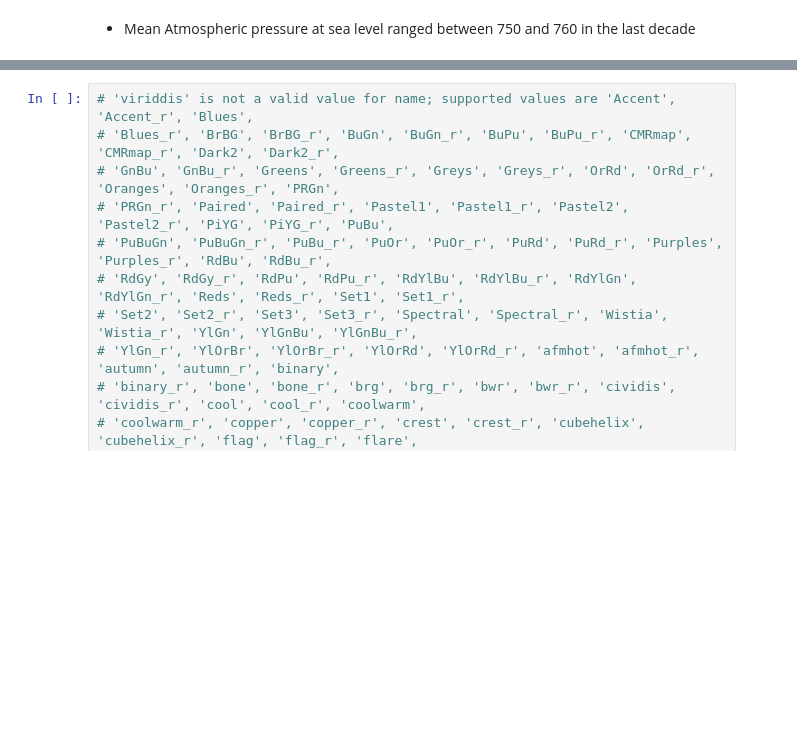
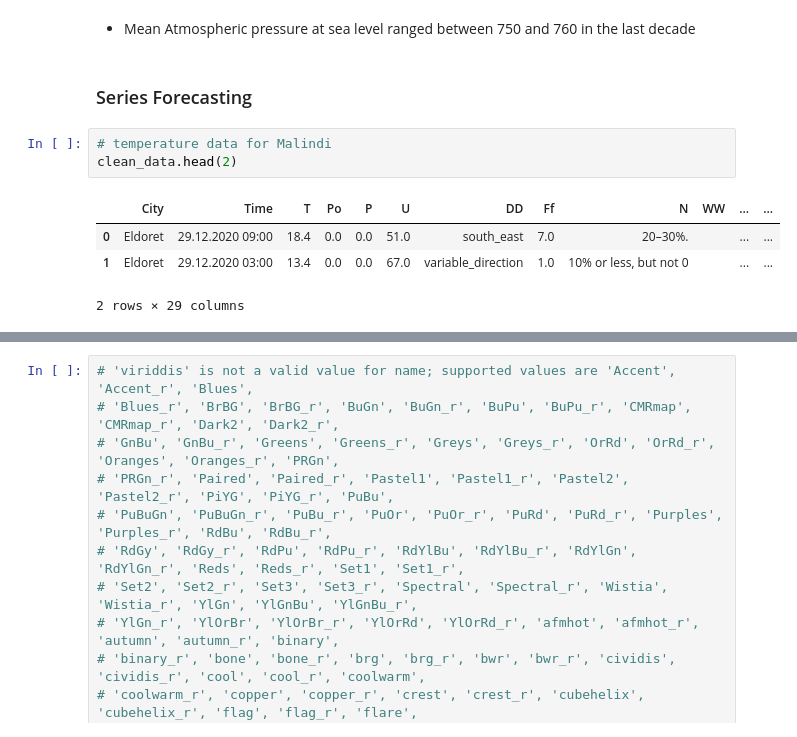
Before and after one commit to wkirui/Weather-Data-Analysis, a Jupyter notebook: Weather Analysis.ipynb, the cells around one changed output, grey strips where cells are left out. Drawn from its saved outputs; the diff is of its cells as text; blank space fills up the shorter version.

Commit message:
started series forecasting

```diff
--- a/Weather Analysis.ipynb
+++ b/Weather Analysis.ipynb
@@ -565,3 +565,13 @@ plt.show()
 [figure]
 # %% [markdown]
 - Mean Atmospheric pressure at sea level ranged between 750 and 760 in the last decade
+# %% [markdown]
+### Series Forecasting
+# %%
+# temperature data for Malindi
+clean_data.head(2)
+# %% [output]
+|  | City | Time | T | Po | P | U | DD | Ff | N | WW | ... | ... |
+| 0 | Eldoret | 29.12.2020 09:00 | 18.4 | 0.0 | 0.0 | 51.0 | south_east | 7.0 | 20–30%. |  | ... | ... |
+| 1 | Eldoret | 29.12.2020 03:00 | 13.4 | 0.0 | 0.0 | 67.0 | variable_direction | 1.0 | 10% or less, but not 0 |  | ... | ... |
+2 rows × 29 columns
```
Also changed, not shown: parts of 3 cells of this notebook.
